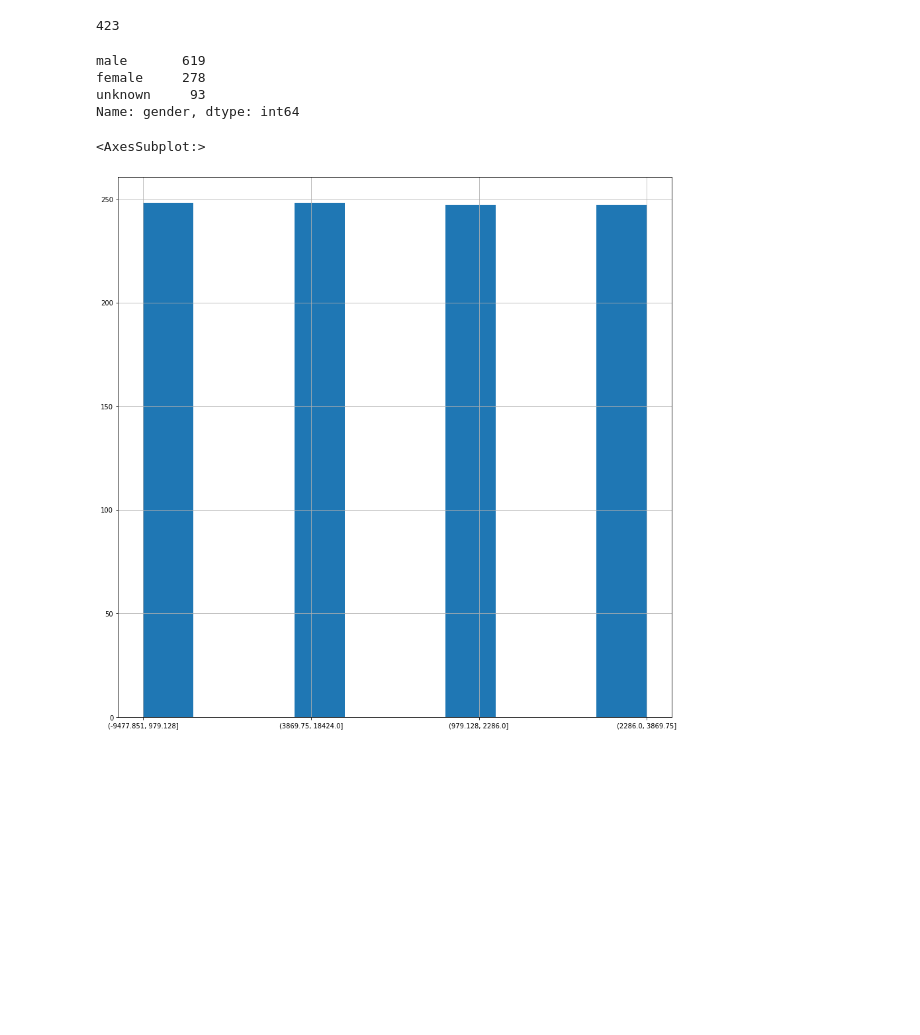
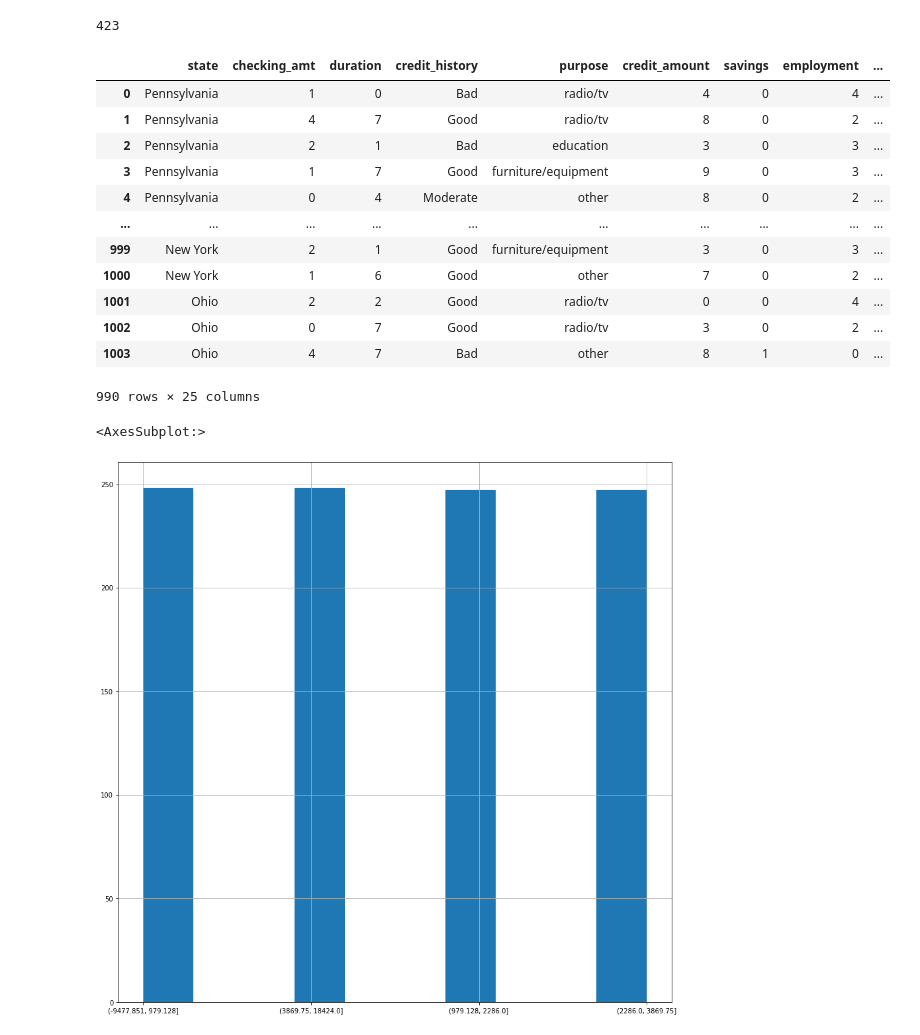
Before and after one commit to EliVerbrugge/CS5402-HW7, a Jupyter notebook: scripts/Preprocess_test.ipynb, the cells around one changed output. Drawn from its saved outputs; the diff is of its cells as text; code cells hidden in the pictures; blank space fills up the shorter version.

```diff
--- a/scripts/Preprocess_test.ipynb
+++ b/scripts/Preprocess_test.ipynb
@@ -303,12 +256,21 @@ df[(df['class'] == 'GOOD') & (df['credit_history'] == 'Good')].shape[0] + df[(df
 # %% [output]
 423
 # %%
-df['gender'].value_counts()
+df
 # %% [output]
+|  | state | checking_amt | duration | credit_history | purpose | credit_amount | savings | employment | ... |
+| 0 | Pennsylvania | 1 | 0 | Bad | radio/tv | 4 | 0 | 4 | ... |
+| 1 | Pennsylvania | 4 | 7 | Good | radio/tv | 8 | 0 | 2 | ... |
+| 2 | Pennsylvania | 2 | 1 | Bad | education | 3 | 0 | 3 | ... |
+| 3 | Pennsylvania | 1 | 7 | Good | furniture/equipment | 9 | 0 | 3 | ... |
+| 4 | Pennsylvania | 0 | 4 | Moderate | other | 8 | 0 | 2 | ... |
+| ... | ... | ... | ... | ... | ... | ... | ... | ... | ... |
+| 999 | New York | 2 | 1 | Good | furniture/equipment | 3 | 0 | 3 | ... |
+| 1000 | New York | 1 | 6 | Good | other | 7 | 0 | 2 | ... |
+| 1001 | Ohio | 2 | 2 | Good | radio/tv | 0 | 0 | 4 | ... |
+| 1002 | Ohio | 0 | 7 | Good | radio/tv | 3 | 0 | 2 | ... |
+| 1003 | Ohio | 4 | 7 | Bad | other | 8 | 1 | 0 | ... |
-male       619
-female     278
-unknown     93
-Name: gender, dtype: int64
+990 rows × 25 columns
 # %%
 df['total_b'].hist(figsize=(15,15))
 # %% [output]
```
Also changed, not shown: parts of 1 cell of this notebook, 6 other files.
